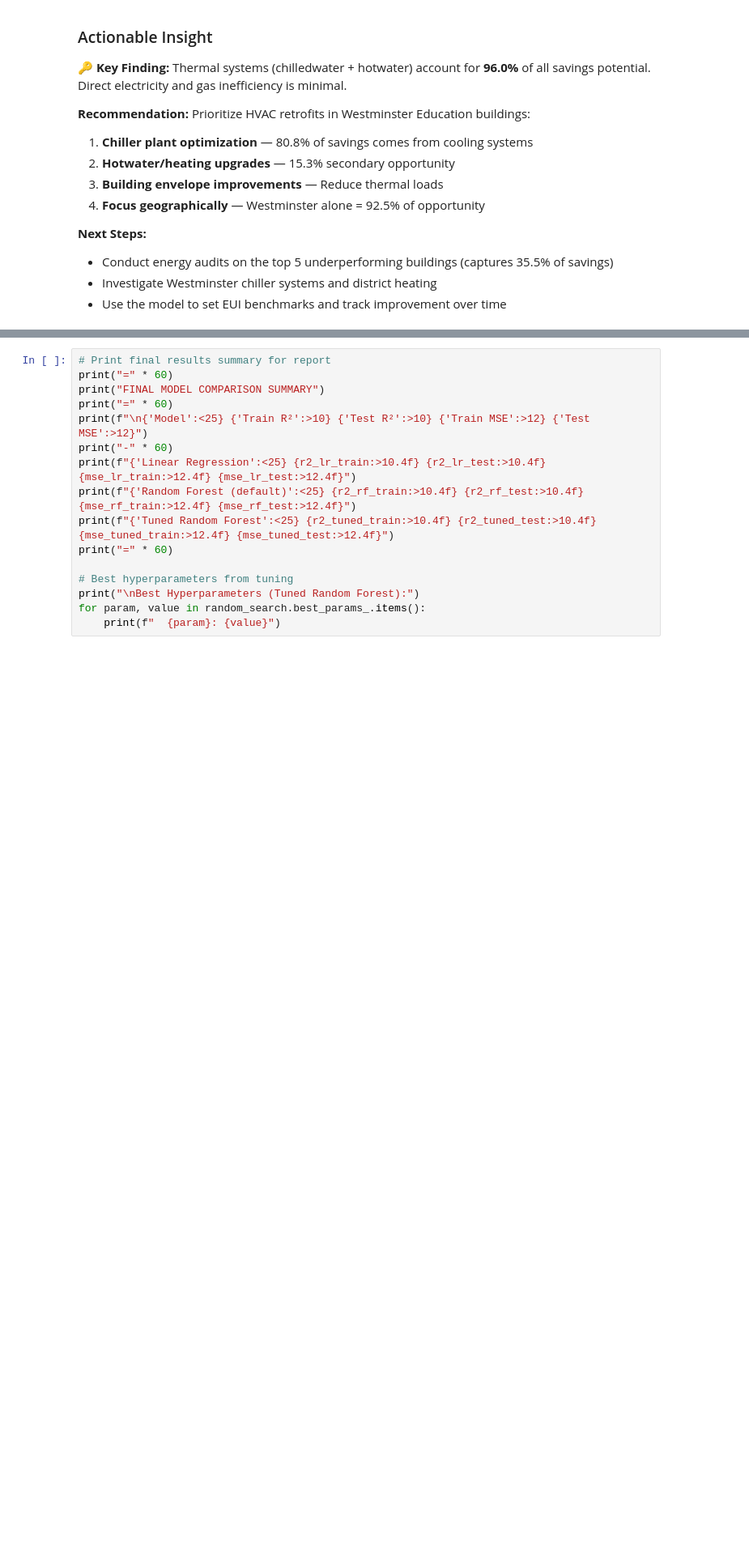
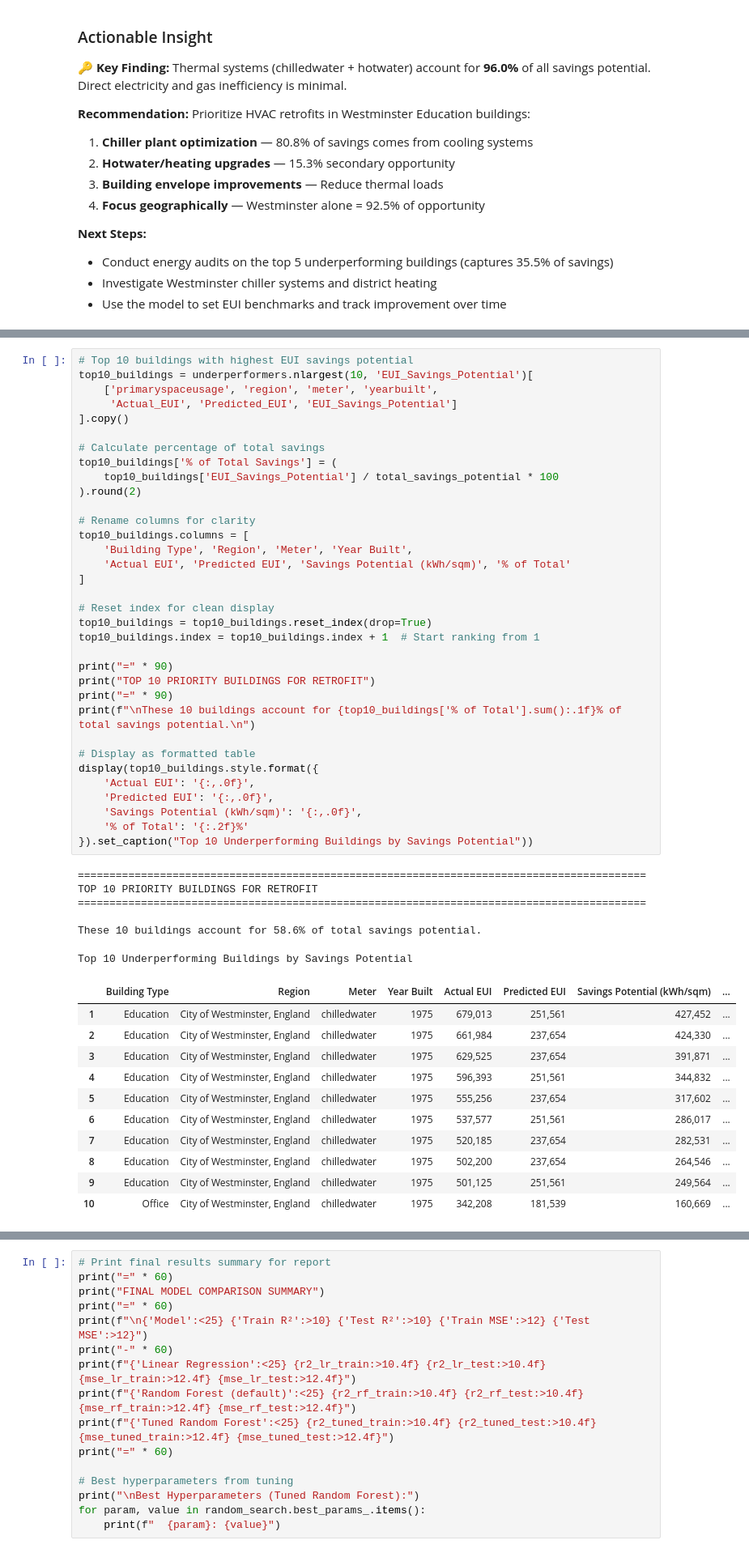
Before and after one commit to bsilke/calibration_regression, a Jupyter notebook: jupyter_notebooks/modeling_cleaned.ipynb, the cells around one changed output, grey strips where cells are left out. Shown: that part at 81% size. Cells and saved outputs as stored; diff of their text form; blank space fills up the shorter version.

```diff
--- a/jupyter_notebooks/modeling_cleaned.ipynb
+++ b/jupyter_notebooks/modeling_cleaned.ipynb
@@ -930,0 +1181,52 @@ Understanding if climate or local building practices contribute to inefficiency
+# %%
+# Top 10 buildings with highest EUI savings potential
+top10_buildings = underperformers.nlargest(10, 'EUI_Savings_Potential')[
+    ['primaryspaceusage', 'region', 'meter', 'yearbuilt',
+     'Actual_EUI', 'Predicted_EUI', 'EUI_Savings_Potential']
+].copy()
+
+# Calculate percentage of total savings
+top10_buildings['% of Total Savings'] = (
+    top10_buildings['EUI_Savings_Potential'] / total_savings_potential * 100
+).round(2)
+
+# Rename columns for clarity
+top10_buildings.columns = [
+    'Building Type', 'Region', 'Meter', 'Year Built',
+    'Actual EUI', 'Predicted EUI', 'Savings Potential (kWh/sqm)', '% of Total'
+]
+
+# Reset index for clean display
+top10_buildings = top10_buildings.reset_index(drop=True)
+top10_buildings.index = top10_buildings.index + 1  # Start ranking from 1
+
+print("=" * 90)
+print("TOP 10 PRIORITY BUILDINGS FOR RETROFIT")
+print("=" * 90)
+print(f"\nThese 10 buildings account for {top10_buildings['% of Total'].sum():.1f}% of total savings potential.\n")
+
+# Display as formatted table
+display(top10_buildings.style.format({
+    'Actual EUI': '{:,.0f}',
+    'Predicted EUI': '{:,.0f}',
+    'Savings Potential (kWh/sqm)': '{:,.0f}',
+    '% of Total': '{:.2f}%'
+}).set_caption("Top 10 Underperforming Buildings by Savings Potential"))
+# %% [output]
+==========================================================================================
+TOP 10 PRIORITY BUILDINGS FOR RETROFIT
+==========================================================================================
+
+These 10 buildings account for 58.6% of total savings potential.
+Top 10 Underperforming Buildings by Savings Potential
+|  | Building Type | Region | Meter | Year Built | Actual EUI | Predicted EUI | Savings Potential (kWh/sqm) | ... |
+| 1 | Education | City of Westminster, England | chilledwater | 1975 | 679,013 | 251,561 | 427,452 | ... |
+| 2 | Education | City of Westminster, England | chilledwater | 1975 | 661,984 | 237,654 | 424,330 | ... |
+| 3 | Education | City of Westminster, England | chilledwater | 1975 | 629,525 | 237,654 | 391,871 | ... |
+| 4 | Education | City of Westminster, England | chilledwater | 1975 | 596,393 | 251,561 | 344,832 | ... |
+| 5 | Education | City of Westminster, England | chilledwater | 1975 | 555,256 | 237,654 | 317,602 | ... |
+| 6 | Education | City of Westminster, England | chilledwater | 1975 | 537,577 | 251,561 | 286,017 | ... |
+| 7 | Education | City of Westminster, England | chilledwater | 1975 | 520,185 | 237,654 | 282,531 | ... |
+| 8 | Education | City of Westminster, England | chilledwater | 1975 | 502,200 | 237,654 | 264,546 | ... |
+| 9 | Education | City of Westminster, England | chilledwater | 1975 | 501,125 | 251,561 | 249,564 | ... |
+| 10 | Office | City of Westminster, England | chilledwater | 1975 | 342,208 | 181,539 | 160,669 | ... |
```
Also changed, not shown: parts of 12 cells of this notebook, 1 other file.
